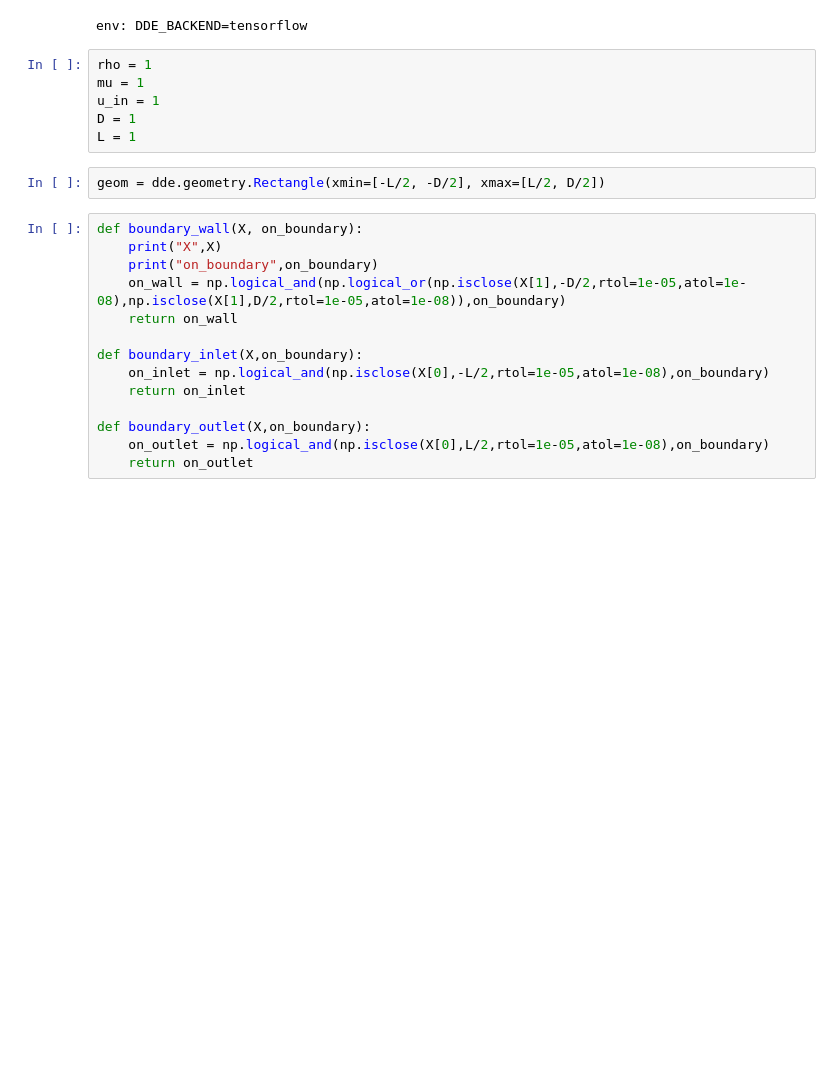
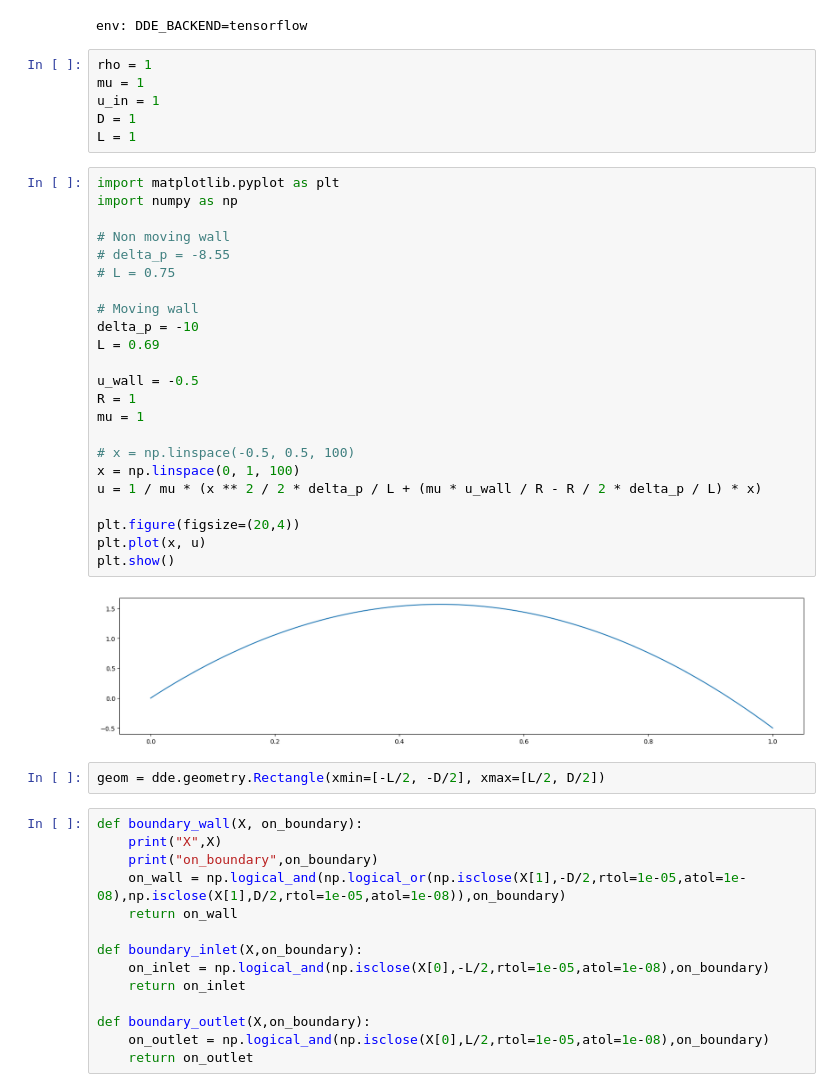
Before and after one commit to pabloharbar/deepxde-custom, a Jupyter notebook: notebooks/Testes de malha/NS_New_2D_lapaciano_Couette(500_50_3k_1k).ipynb, the cells around one changed output. Drawn from its saved outputs; the diff is of its cells as text; blank space fills up the shorter version.

```diff
--- a/notebooks/Testes de malha/NS_New_2D_lapaciano_Couette(500_50_3k_1k).ipynb
+++ b/notebooks/Testes de malha/NS_New_2D_lapaciano_Couette(500_50_3k_1k).ipynb
@@ -12,6 +12,31 @@ mu = 1
 u_in = 1
 D = 1
 L = 1
+# %%
+import matplotlib.pyplot as plt
+import numpy as np
+
+# Non moving wall
+# delta_p = -8.55
+# L = 0.75
+
+# Moving wall
+delta_p = -10
+L = 0.69
+
+u_wall = -0.5
+R = 1
+mu = 1
+
+# x = np.linspace(-0.5, 0.5, 100)
+x = np.linspace(0, 1, 100)
+u = 1 / mu * (x ** 2 / 2 * delta_p / L + (mu * u_wall / R - R / 2 * delta_p / L) * x)
+
+plt.figure(figsize=(20,4))
+plt.plot(x, u)
+plt.show()
+# %% [output]
+[figure, added]
 # %%
 geom = dde.geometry.Rectangle(xmin=[-L/2, -D/2], xmax=[L/2, D/2])
 # %%
```
Also changed, not shown: 5 other files.
